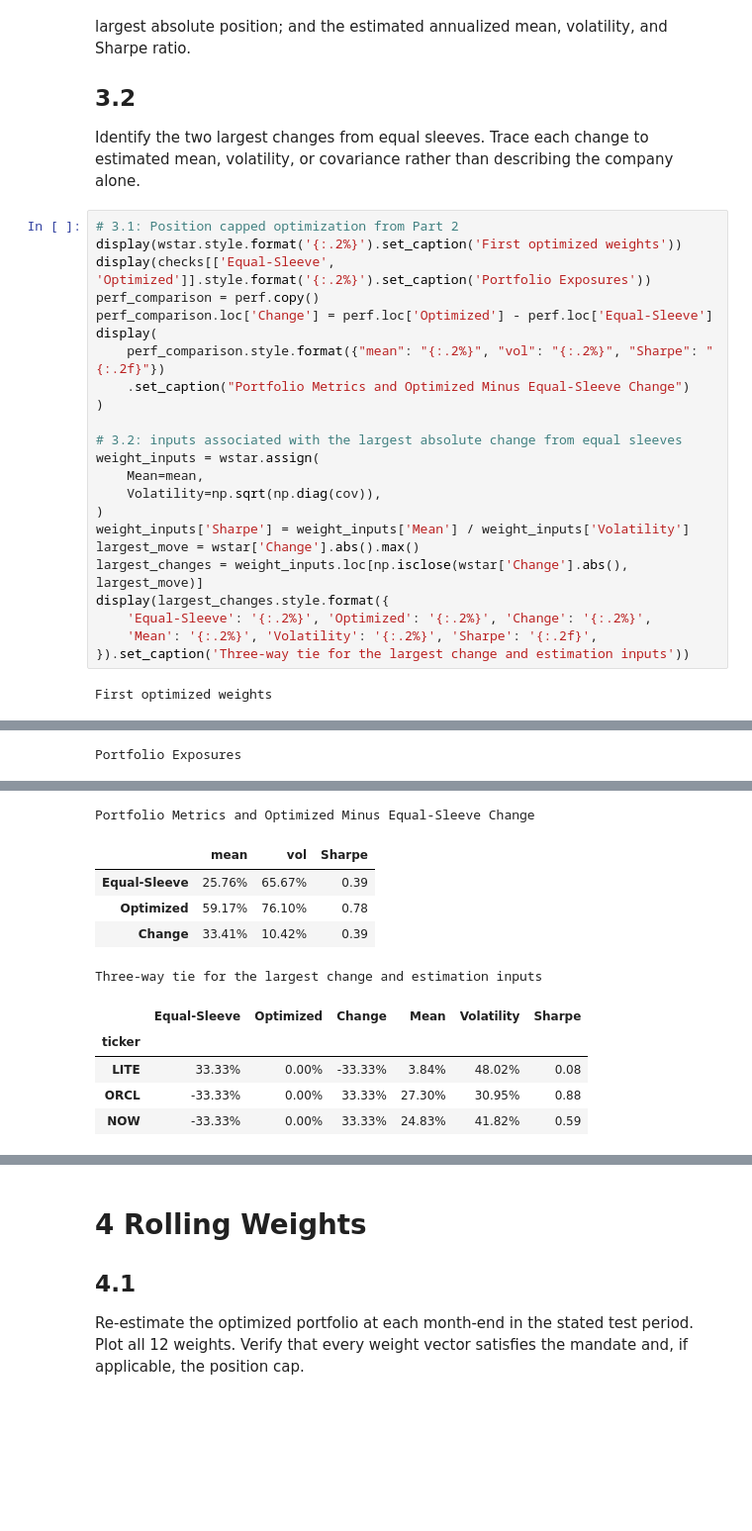
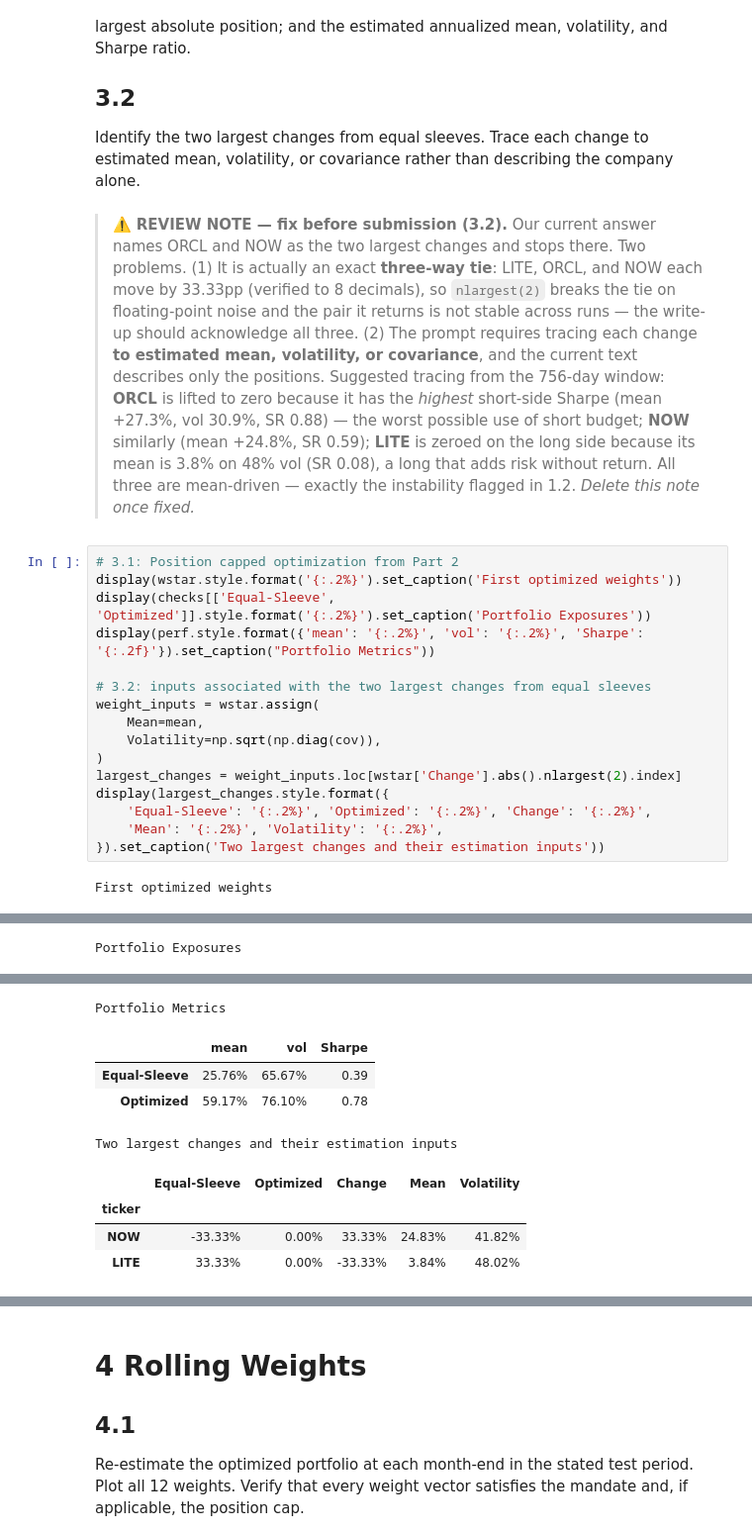
Before and after one commit to samLeung24/leveraged-awareness, a Jupyter notebook: situational_awareness_portfolio.ipynb, the cells around one changed output, grey strips where cells are left out. Shown at 99% size. Drawn from its saved outputs; the diff is of its cells as text; blank space fills up the shorter version.

```diff
--- a/situational_awareness_portfolio.ipynb
+++ b/situational_awareness_portfolio.ipynb
@@ -483,29 +500,24 @@ Use the 756 returns ending December 31, 2024 to estimate the optimized weights.
 ## 3.2
 
 Identify the two largest changes from equal sleeves. Trace each change to estimated mean, volatility, or covariance rather than describing the company alone.
+# %% [markdown]
+> ⚠️ **REVIEW NOTE — fix before submission (3.2).** Our current answer names ORCL and NOW as the two largest changes and stops there. Two problems. (1) It is actually an exact **three-way tie**: LITE, ORCL, and NOW each move by 33.33pp (verified to 8 decimals), so `nlargest(2)` breaks the tie on floating-point noise and the pair it returns is not stable across runs — the write-up should acknowledge all three. (2) The prompt requires tracing each change **to estimated mean, volatility, or covariance**, and the current text describes only the positions. Suggested tracing from the 756-day window: **ORCL** is lifted to zero because it has the *highest* short-side Sharpe (mean +27.3%, vol 30.9%, SR 0.88) — the worst possible use of short budget; **NOW** similarly (mean +24.8%, SR 0.59); **LITE** is zeroed on the long side because its mean is 3.8% on 48% vol (SR 0.08), a long that adds risk without return. All three are mean-driven — exactly the instability flagged in 1.2. *Delete this note once fixed.*
 # %%
 # 3.1: Position capped optimization from Part 2
 display(wstar.style.format('{:.2%}').set_caption('First optimized weights'))
 display(checks[['Equal-Sleeve', 'Optimized']].style.format('{:.2%}').set_caption('Portfolio Exposures'))
-perf_comparison = perf.copy()
-perf_comparison.loc['Change'] = perf.loc['Optimized'] - perf.loc['Equal-Sleeve']
-display(
-    perf_comparison.style.format({"mean": "{:.2%}", "vol": "{:.2%}", "Sharpe": "{:.2f}"})
-    .set_caption("Portfolio Metrics and Optimized Minus Equal-Sleeve Change")
-)
+display(perf.style.format({'mean': '{:.2%}', 'vol': '{:.2%}', 'Sharpe': '{:.2f}'}).set_caption("Portfolio Metrics"))
 
-# 3.2: inputs associated with the largest absolute change from equal sleeves
+# 3.2: inputs associated with the two largest changes from equal sleeves
 weight_inputs = wstar.assign(
     Mean=mean,
     Volatility=np.sqrt(np.diag(cov)),
 )
-weight_inputs['Sharpe'] = weight_inputs['Mean'] / weight_inputs['Volatility']
-largest_move = wstar['Change'].abs().max()
-largest_changes = weight_inputs.loc[np.isclose(wstar['Change'].abs(), largest_move)]
+largest_changes = weight_inputs.loc[wstar['Change'].abs().nlargest(2).index]
 display(largest_changes.style.format({
     'Equal-Sleeve': '{:.2%}', 'Optimized': '{:.2%}', 'Change': '{:.2%}',
-    'Mean': '{:.2%}', 'Volatility': '{:.2%}', 'Sharpe': '{:.2f}',
-}).set_caption('Three-way tie for the largest change and estimation inputs'))
+    'Mean': '{:.2%}', 'Volatility': '{:.2%}',
+}).set_caption('Two largest changes and their estimation inputs'))
 # %% [output]
 First optimized weights
 |  | Equal-Sleeve | Optimized | Change |
@@ -531,14 +543,12 @@ Portfolio Exposures
 | largest position | 33.33% | 50.00% |
-Portfolio Metrics and Optimized Minus Equal-Sleeve Change
+Portfolio Metrics
 |  | mean | vol | Sharpe |
 | Equal-Sleeve | 25.76% | 65.67% | 0.39 |
 | Optimized | 59.17% | 76.10% | 0.78 |
-| Change | 33.41% | 10.42% | 0.39 |
-Three-way tie for the largest change and estimation inputs
+Two largest changes and their estimation inputs
-|  | Equal-Sleeve | Optimized | Change | Mean | Volatility | Sharpe |
-| ticker |  |  |  |  |  |  |
-| LITE | 33.33% | 0.00% | -33.33% | 3.84% | 48.02% | 0.08 |
-| ORCL | -33.33% | 0.00% | 33.33% | 27.30% | 30.95% | 0.88 |
-| NOW | -33.33% | 0.00% | 33.33% | 24.83% | 41.82% | 0.59 |
+|  | Equal-Sleeve | Optimized | Change | Mean | Volatility |
+| ticker |  |  |  |  |  |
+| NOW | -33.33% | 0.00% | 33.33% | 24.83% | 41.82% |
+| LITE | 33.33% | 0.00% | -33.33% | 3.84% | 48.02% |
 # %% [markdown]
 ## Part 3 Results
```
Also changed, not shown: parts of 14 cells of this notebook.
